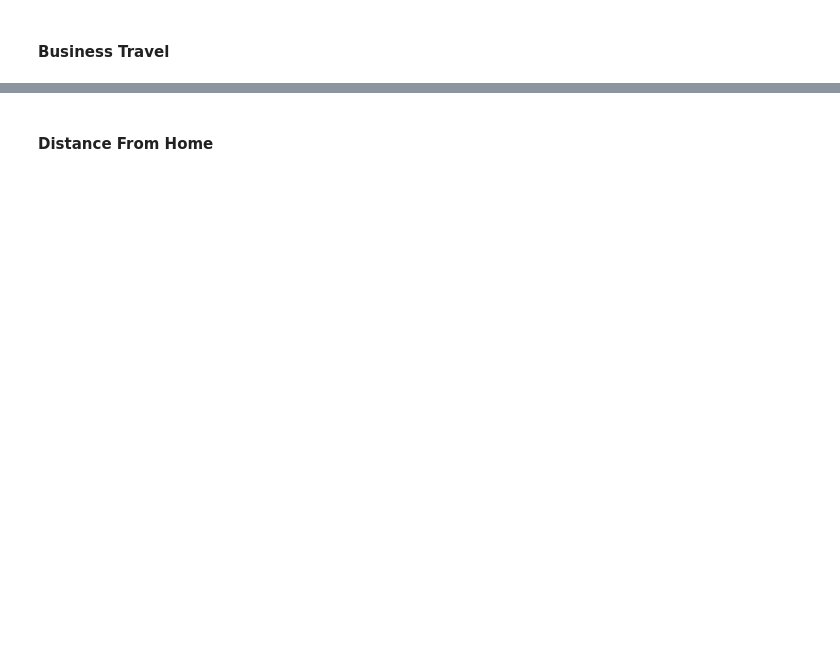
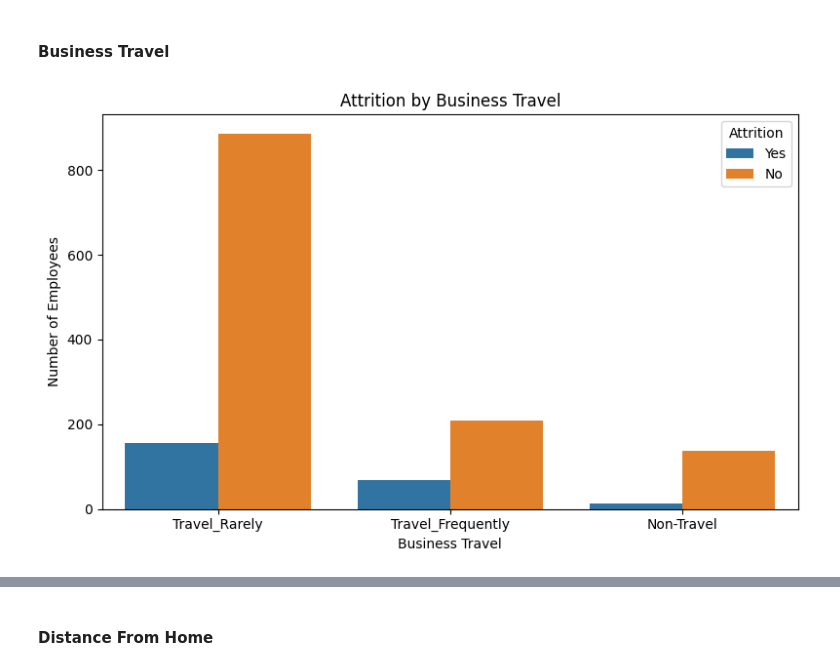
Before and after one commit to AabharanGupta/HR-Attrition-Dashboard, a Jupyter notebook: Project.ipynb, the cells around one changed output, grey strips where cells are left out. Drawn from its saved outputs; the diff is of its cells as text; code cells hidden in the pictures; blank space fills up the shorter version.

```diff
--- a/Project.ipynb
+++ b/Project.ipynb
@@ -527,2 +545,14 @@ plt.show()
 # %% [markdown]
 #### Business Travel
+# %%
+plt.figure(figsize=(8, 5))
+sns.countplot(data=df, x='BusinessTravel', hue='Attrition')
+
+plt.title('Attrition by Business Travel')
+plt.xlabel('Business Travel')
+plt.ylabel('Number of Employees')
+plt.legend(title='Attrition')
+plt.tight_layout()
+plt.show()
+# %% [output]
+[figure, added]
```
Also changed, not shown: parts of 58 cells of this notebook.
